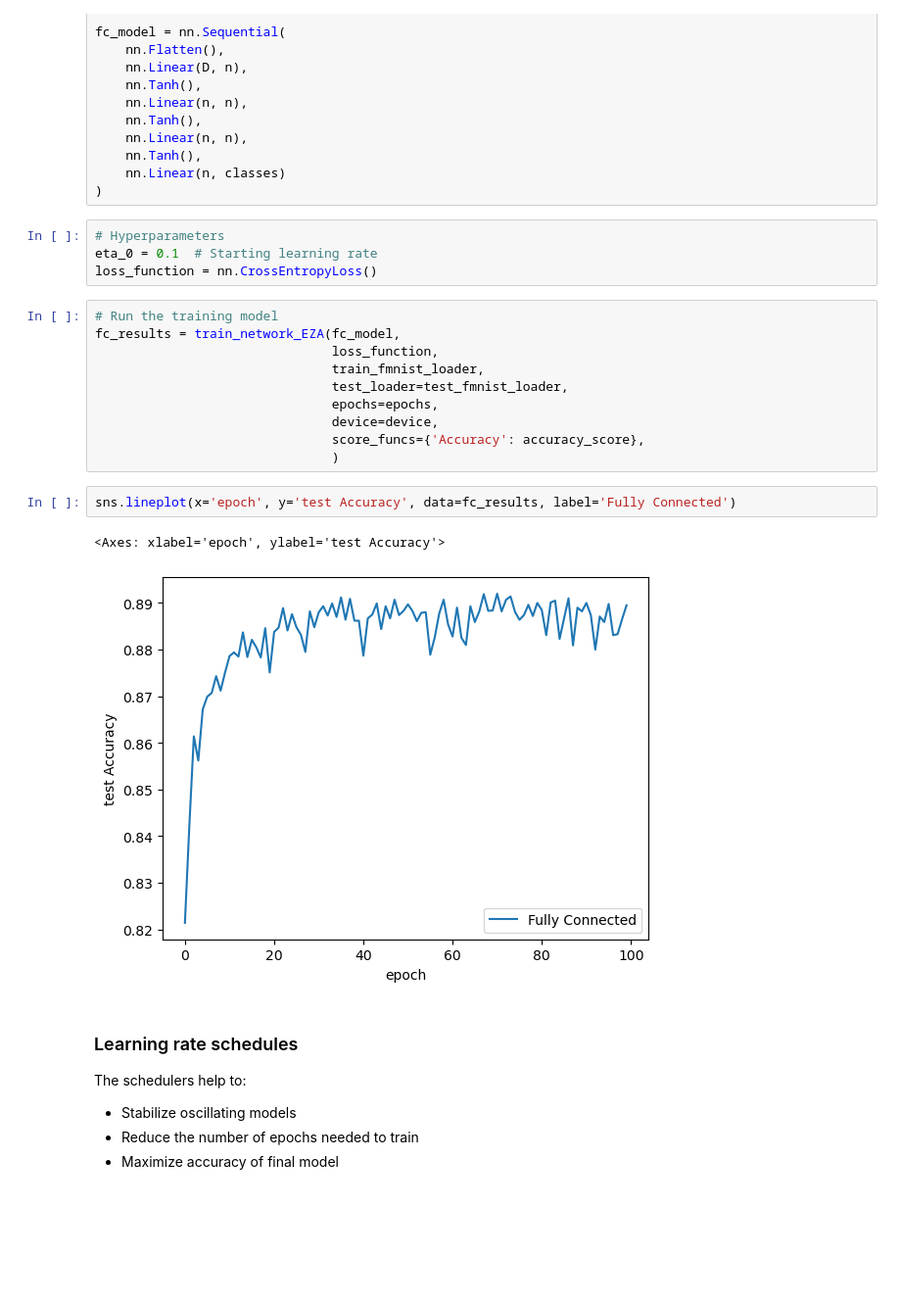
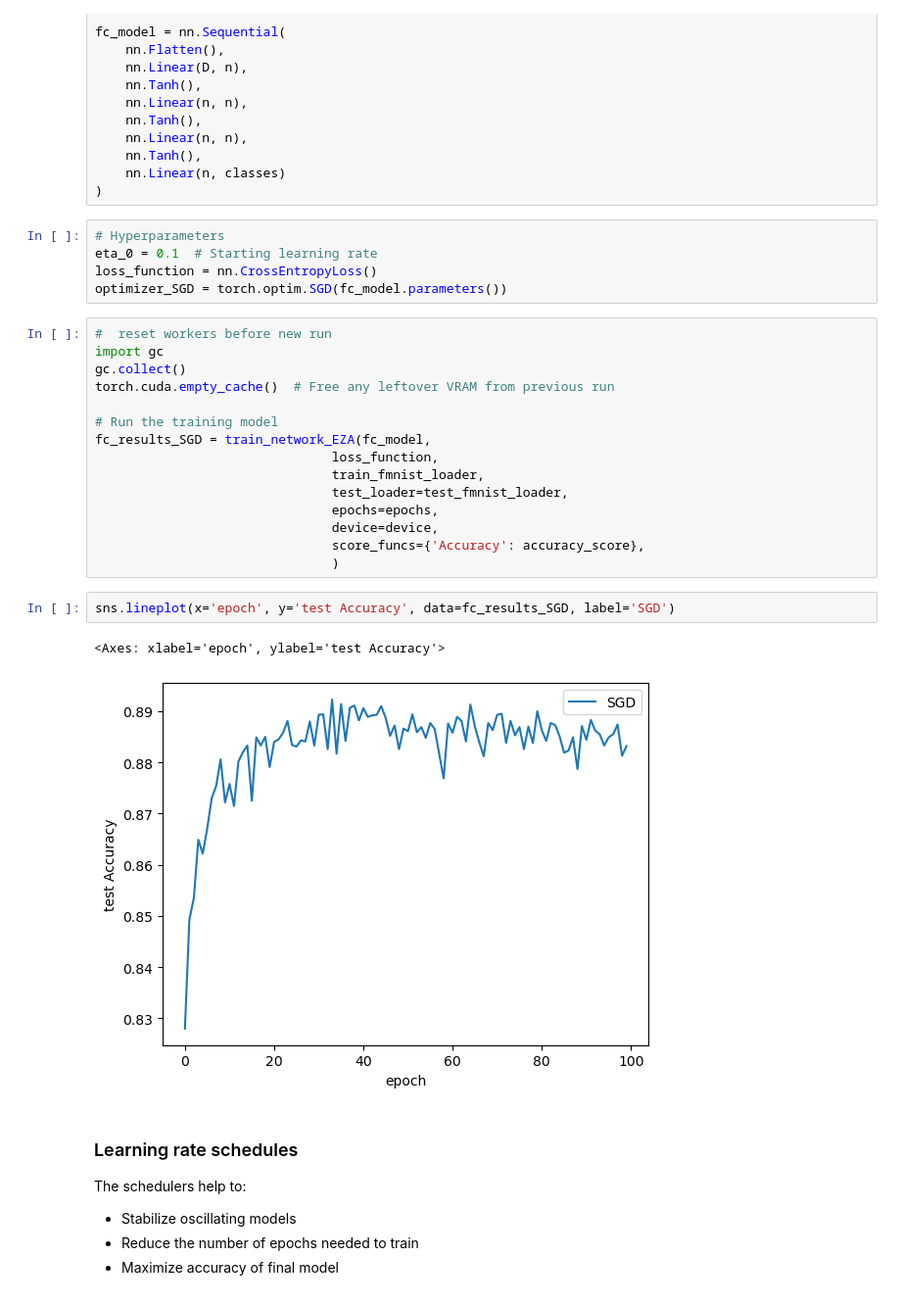
Before and after one commit to Efrazar/Bio-AI-foundations, a Jupyter notebook: Inside_Deep_Learning/05_Moder_training_techniques.ipynb, the cells around one changed output. Shown at 98% size. Drawn from its saved outputs; the diff is of its cells as text; blank space fills up the shorter version.

Commit message:
Finishing with momentum and AdamW optimizers

```diff
--- a/Inside_Deep_Learning/05_Moder_training_techniques.ipynb
+++ b/Inside_Deep_Learning/05_Moder_training_techniques.ipynb
@@ -98,9 +98,15 @@ fc_model = nn.Sequential(
 # Hyperparameters
 eta_0 = 0.1  # Starting learning rate
 loss_function = nn.CrossEntropyLoss()
+optimizer_SGD = torch.optim.SGD(fc_model.parameters())
 # %%
+#  reset workers before new run
+import gc
+gc.collect()
+torch.cuda.empty_cache()  # Free any leftover VRAM from previous run
+
 # Run the training model
-fc_results = train_network_EZA(fc_model,
+fc_results_SGD = train_network_EZA(fc_model,
                                loss_function,
                                train_fmnist_loader,
                                test_loader=test_fmnist_loader,
@@ -109,10 +115,10 @@ fc_results = train_network_EZA(fc_model,
                                score_funcs={'Accuracy': accuracy_score},
                                )
 # %%
-sns.lineplot(x='epoch', y='test Accuracy', data=fc_results, label='Fully Connected')
+sns.lineplot(x='epoch', y='test Accuracy', data=fc_results_SGD, label='SGD')
 # %% [output]
 <Axes: xlabel='epoch', ylabel='test Accuracy'>
-[figure, old version]
+[figure, new version]
 # %% [markdown]
 ### Learning rate schedules
 The schedulers help to:
```
Also changed, not shown: parts of 17 cells of this notebook.
